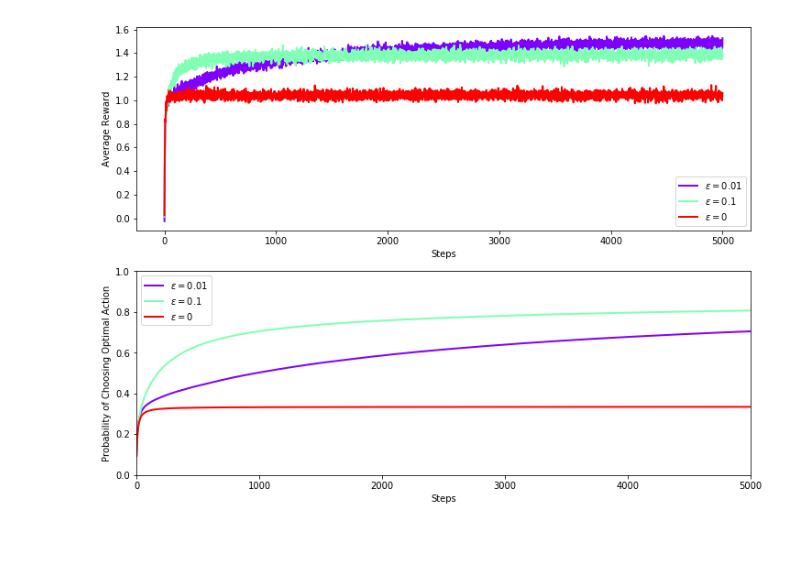
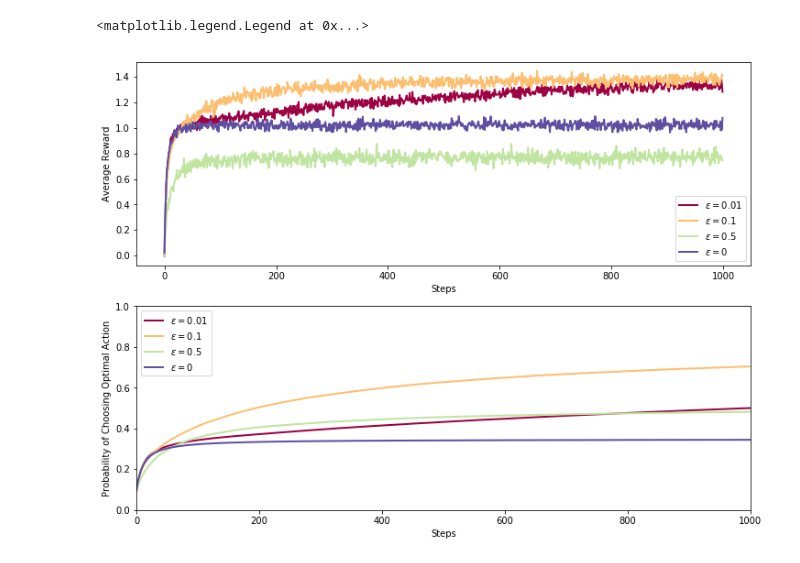
Before and after one commit to jvce92/intro-RL, a Jupyter notebook: MultiArmedBandit.ipynb, the cells around one changed output. Saved outputs shown, nothing was run; the diff lists cells and outputs as text; code cells hidden in the pictures.

```diff
--- a/MultiArmedBandit.ipynb
+++ b/MultiArmedBandit.ipynb
@@ -120,24 +126,35 @@ for i in range(len(eps)):
+# %%
+def eps_greedy_sim(eps, K, num_steps, num_runs):
+    env = StationaryBandit(K)
+    agent = AgentGreedy(K, eps)
+    simulation = Run(agent, env)
+    simulation.train(num_steps, num_runs)
+    return simulation
 # %%
+K = 10
+eps = [0.01, 0.1, 0.5, 0]
+num_runs = 2000
+num_steps = 1000
+
 fig = plt.figure(figsize=(12,9))
 ax1 = fig.add_subplot(211)
 ax2 = fig.add_subplot(212)
 ax1.set_xlabel("Steps")
 ax1.set_ylabel("Average Reward")
 ax2.set_xlabel("Steps")
 ax2.set_ylabel("Probability of Choosing Optimal Action")
 ax2.axis(xmin=0, xmax=num_steps, ymin=0, ymax=1)
-color = iter(plt.cm.rainbow(np.linspace(0,1,len(eps))))
 
-for i in range(len(eps)):
+greedy = lambda eps: eps_greedy_sim(eps, K, num_steps, num_runs)
+pool = mp.Pool(processes=mp.cpu_count())
+S = pool.map(greedy, eps)
+
+color = iter(plt.cm.Spectral(np.linspace(0, 1, len(eps))))
+for i, simulation in enumerate(S):
     clr = next(color)
-    ax1.plot(range(num_steps), average_reward["epsilon{0}".format(eps[i])], lw=2,
-             c=clr, label=r'$\epsilon = {0}$'.format(eps[i]))
-    ax2.plot(range(num_steps), prob_choose_opt["epsilon{0}".format(eps[i])], lw=2,
-             c=clr, label=r'$\epsilon = {0}$'.format(eps[i]))
-
+    simulation.plot(ax1, ax2, clr, r"$\epsilon = {0}$".format(eps[i]))
 ax1.legend(loc="lower right")
 ax2.legend(loc="upper left")
-
-plt.show()
 # %% [output]
+<matplotlib.legend.Legend at 0x...>
-[figure, old version]
+[figure, new version]
```
Also changed, not shown: parts of 6 cells of this notebook.
